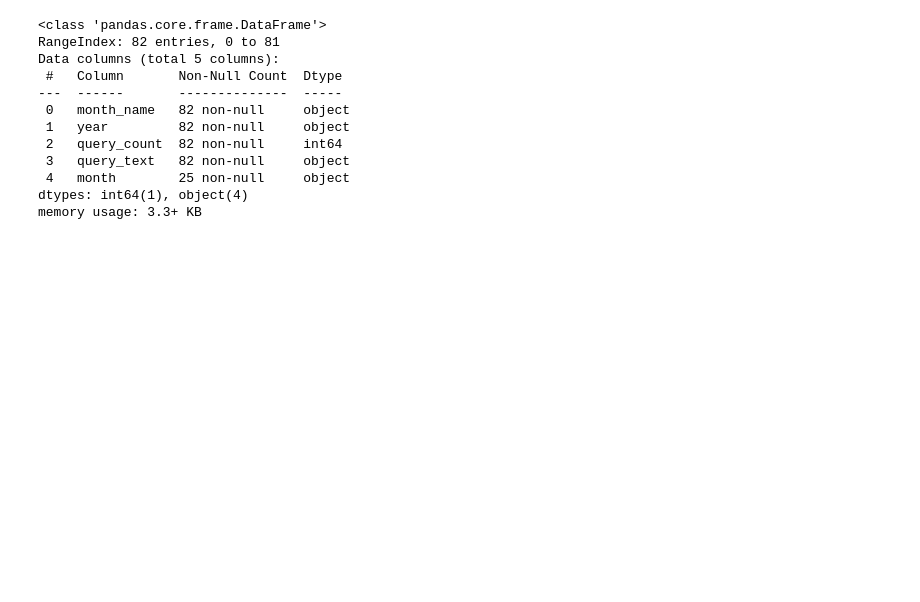
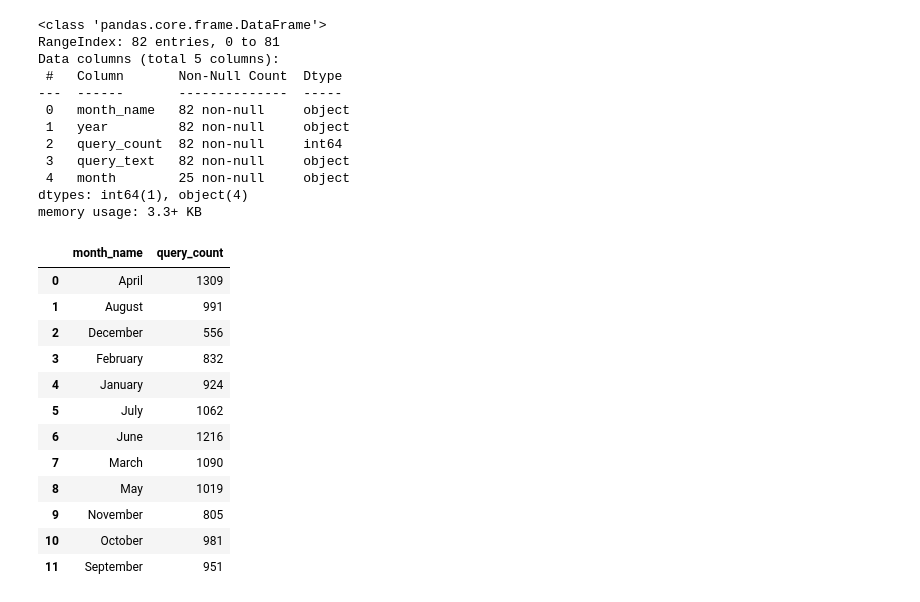
Before and after one commit to NSS-Data-Analytics-Cohort-10/api-kostenkoandri, a Jupyter notebook: notebooks/api_nb.ipynb, the cells around one changed output. Drawn from its saved outputs; the diff is of its cells as text; code cells hidden in the pictures; blank space fills up the shorter version.

```diff
--- a/notebooks/api_nb.ipynb
+++ b/notebooks/api_nb.ipynb
@@ -167,6 +167,22 @@ dtypes: int64(1), object(4)
 memory usage: 3.3+ KB
 # %%
 response_m['query_count'] = pd.to_numeric(response_m['query_count'])
+maps_df = response_m.groupby('month_name')['query_count'].agg(sum).reset_index()
+maps_df
+# %% [output]
+|  | month_name | query_count |
+| 0 | April | 1309 |
+| 1 | August | 991 |
+| 2 | December | 556 |
+| 3 | February | 832 |
+| 4 | January | 924 |
+| 5 | July | 1062 |
+| 6 | June | 1216 |
+| 7 | March | 1090 |
+| 8 | May | 1019 |
+| 9 | November | 805 |
+| 10 | October | 981 |
+| 11 | September | 951 |
 # %%
 import seaborn as sns
 from matplotlib import pyplot as plt
```
Also changed, not shown: parts of 2 cells of this notebook.
